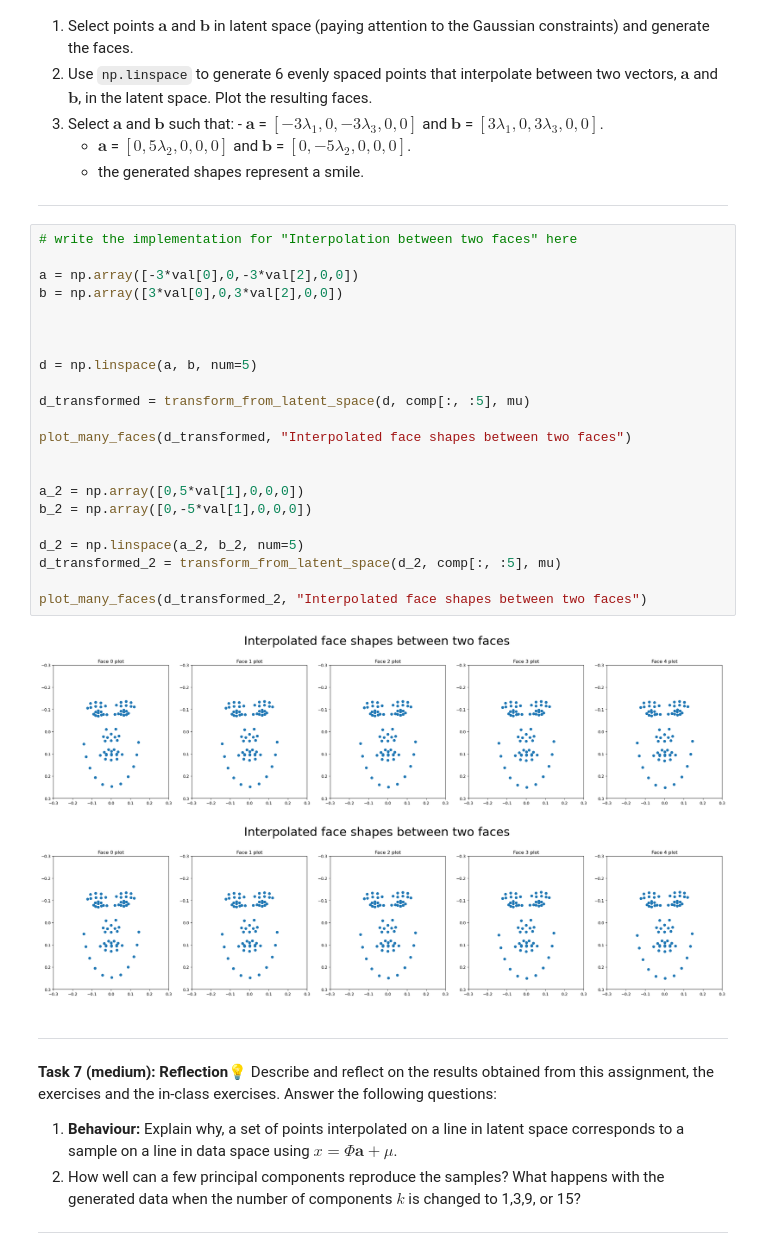
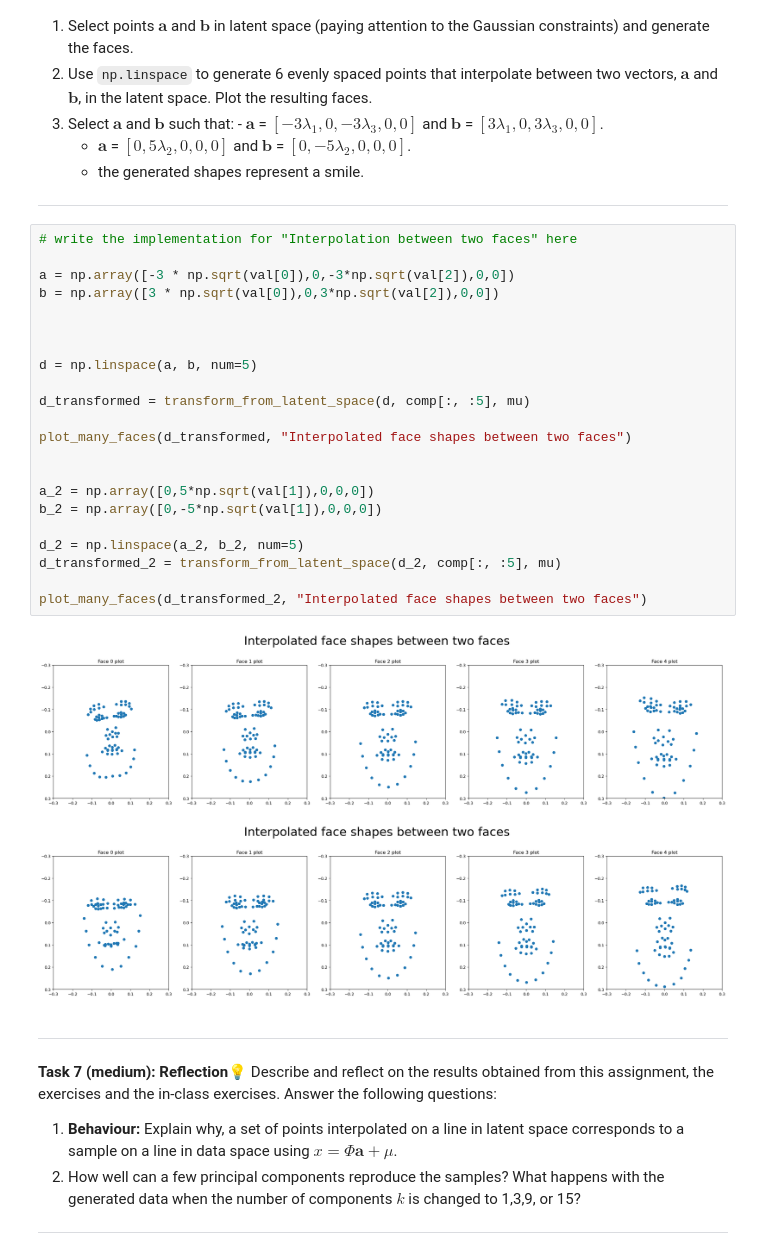
Before and after one commit to nselpriv/ml-assignment-2, a Jupyter notebook: W11/02-shape_generation.ipynb, the cells around one changed output. Drawn from its saved outputs; the diff is of its cells as text.

```diff
--- a/W11/02-shape_generation.ipynb
+++ b/W11/02-shape_generation.ipynb
@@ -418,28 +420,28 @@ plt.scatter(d[:, 0], d[:, 1])
 # %%
 # write the implementation for "Interpolation between two faces" here
 
-a = np.array([-3*val[0],0,-3*val[2],0,0])
-b = np.array([3*val[0],0,3*val[2],0,0])
+a = np.array([-3 * np.sqrt(val[0]),0,-3*np.sqrt(val[2]),0,0])
+b = np.array([3 * np.sqrt(val[0]),0,3*np.sqrt(val[2]),0,0])
 
 
 
 d = np.linspace(a, b, num=5)
 
 d_transformed = transform_from_latent_space(d, comp[:, :5], mu)
 
 plot_many_faces(d_transformed, "Interpolated face shapes between two faces")
 
 
-a_2 = np.array([0,5*val[1],0,0,0])
-b_2 = np.array([0,-5*val[1],0,0,0])
+a_2 = np.array([0,5*np.sqrt(val[1]),0,0,0])
+b_2 = np.array([0,-5*np.sqrt(val[1]),0,0,0])
 
 d_2 = np.linspace(a_2, b_2, num=5)
 d_transformed_2 = transform_from_latent_space(d_2, comp[:, :5], mu)
 
 plot_many_faces(d_transformed_2, "Interpolated face shapes between two faces")
 # %% [output]
-[figure, old version]
+[figure, new version]
-[figure, old version]
+[figure, new version]
 # %% [markdown]
 
 ---
```
Also changed, not shown: parts of 5 cells of this notebook.
